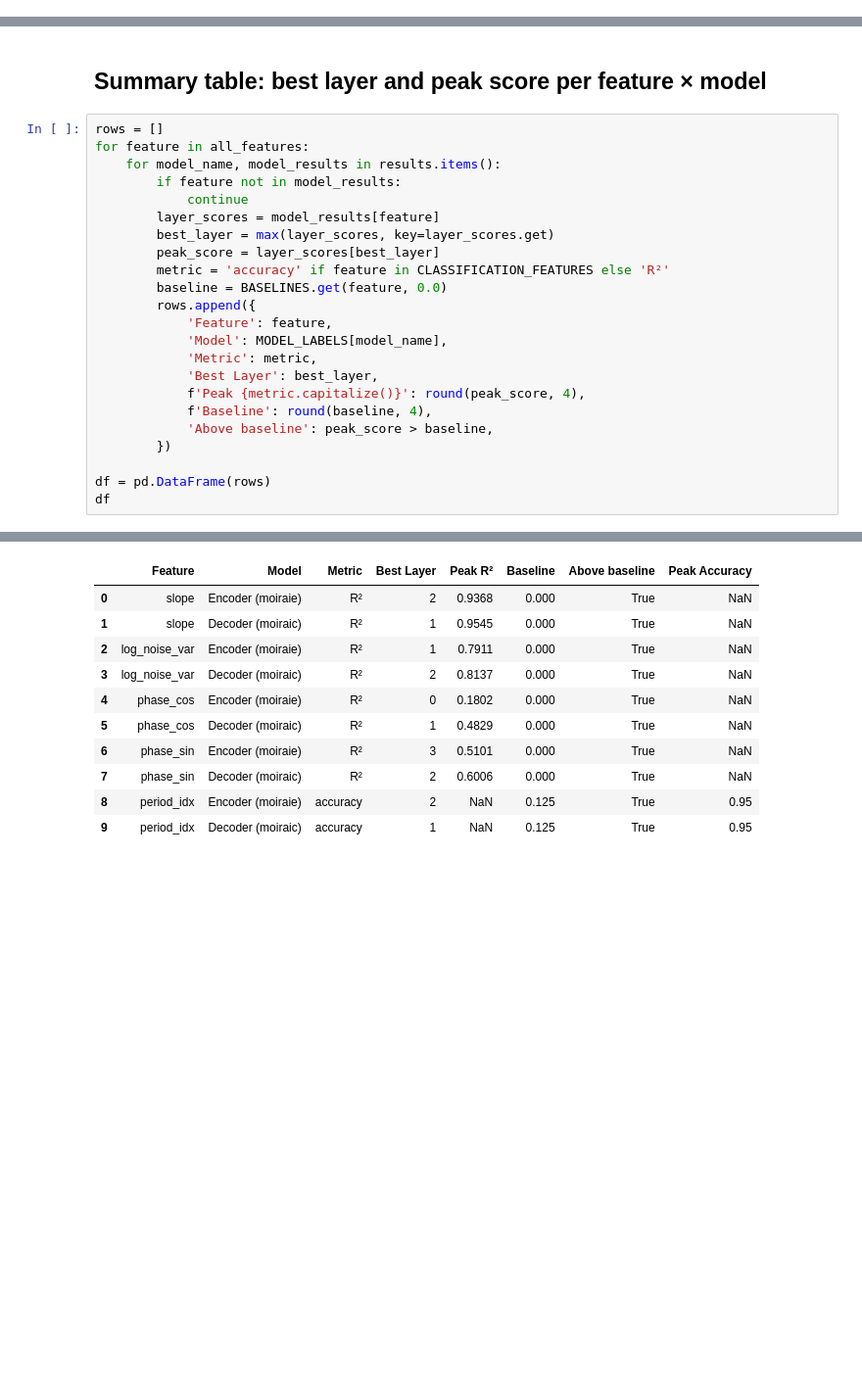
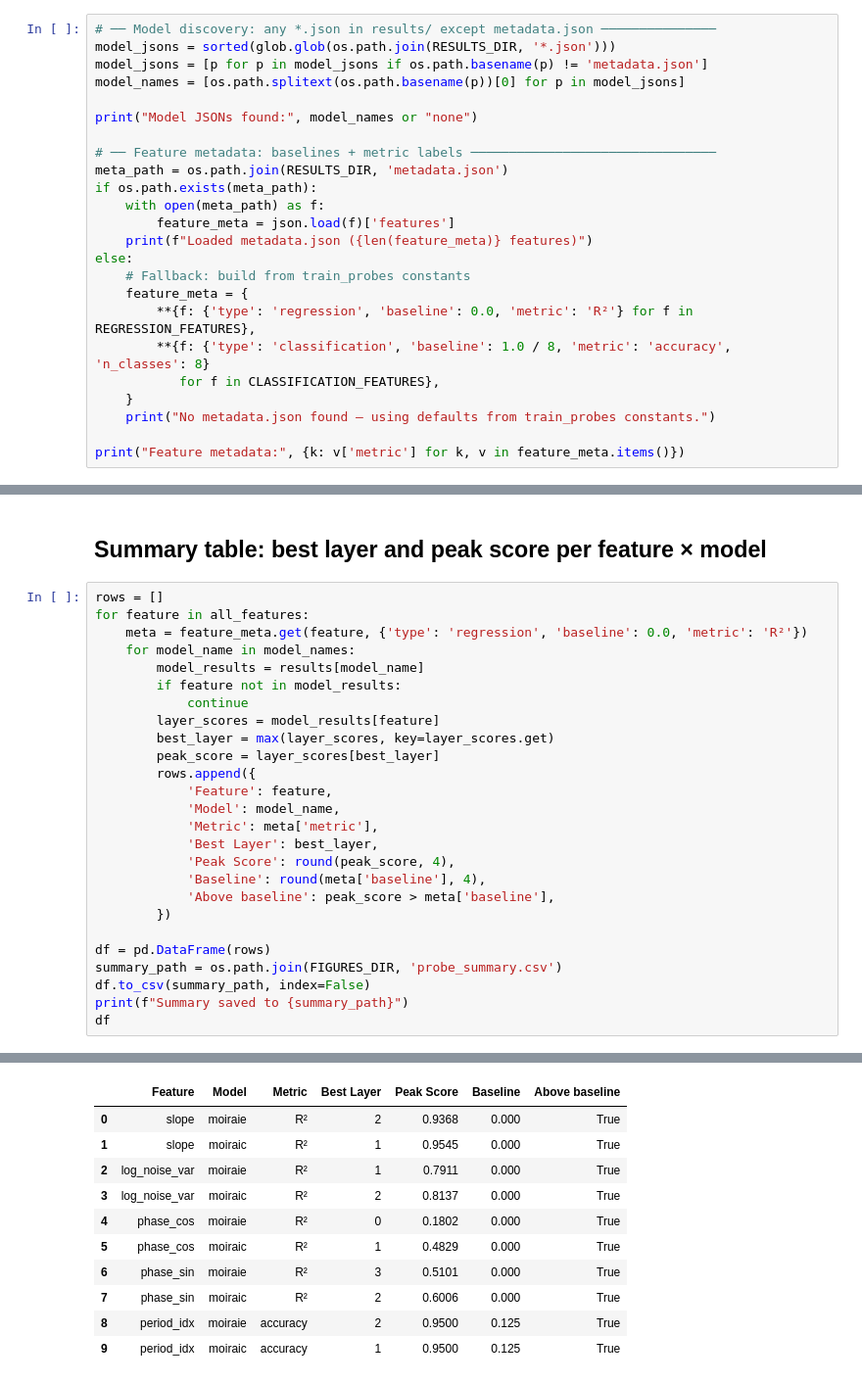
Before and after one commit to Coaster41/uni2ts, a Jupyter notebook: experiments/mech_interp/block1_probing/probe_eval.ipynb, the cells around one changed output, grey strips where cells are left out. Shown at 98% size. Cells and saved outputs as stored; diff of their text form; blank space fills up the shorter version.

```diff
--- a/experiments/mech_interp/block1_probing/probe_eval.ipynb
+++ b/experiments/mech_interp/block1_probing/probe_eval.ipynb
@@ -63,0 +69,24 @@ moiraic.json exists: False
+# %%
+# ── Model discovery: any *.json in results/ except metadata.json ───────────────
+model_jsons = sorted(glob.glob(os.path.join(RESULTS_DIR, '*.json')))
+model_jsons = [p for p in model_jsons if os.path.basename(p) != 'metadata.json']
+model_names = [os.path.splitext(os.path.basename(p))[0] for p in model_jsons]
+
+print("Model JSONs found:", model_names or "none")
+
+# ── Feature metadata: baselines + metric labels ────────────────────────────────
+meta_path = os.path.join(RESULTS_DIR, 'metadata.json')
+if os.path.exists(meta_path):
+    with open(meta_path) as f:
+        feature_meta = json.load(f)['features']
+    print(f"Loaded metadata.json ({len(feature_meta)} features)")
+else:
+    # Fallback: build from train_probes constants
+    feature_meta = {
+        **{f: {'type': 'regression', 'baseline': 0.0, 'metric': 'R²'} for f in REGRESSION_FEATURES},
+        **{f: {'type': 'classification', 'baseline': 1.0 / 8, 'metric': 'accuracy', 'n_classes': 8}
+           for f in CLASSIFICATION_FEATURES},
+    }
+    print("No metadata.json found — using defaults from train_probes constants.")
+
+print("Feature metadata:", {k: v['metric'] for k, v in feature_meta.items()})
@@ -192,24 +265,27 @@ plt.show()
 # %%
 rows = []
 for feature in all_features:
-    for model_name, model_results in results.items():
+    meta = feature_meta.get(feature, {'type': 'regression', 'baseline': 0.0, 'metric': 'R²'})
+    for model_name in model_names:
+        model_results = results[model_name]
         if feature not in model_results:
             continue
         layer_scores = model_results[feature]
         best_layer = max(layer_scores, key=layer_scores.get)
         peak_score = layer_scores[best_layer]
-        metric = 'accuracy' if feature in CLASSIFICATION_FEATURES else 'R²'
-        baseline = BASELINES.get(feature, 0.0)
         rows.append({
             'Feature': feature,
-            'Model': MODEL_LABELS[model_name],
-            'Metric': metric,
+            'Model': model_name,
+            'Metric': meta['metric'],
             'Best Layer': best_layer,
-            f'Peak {metric.capitalize()}': round(peak_score, 4),
-            f'Baseline': round(baseline, 4),
-            'Above baseline': peak_score > baseline,
+            'Peak Score': round(peak_score, 4),
+            'Baseline': round(meta['baseline'], 4),
+            'Above baseline': peak_score > meta['baseline'],
         })
 
 df = pd.DataFrame(rows)
+summary_path = os.path.join(FIGURES_DIR, 'probe_summary.csv')
+df.to_csv(summary_path, index=False)
+print(f"Summary saved to {summary_path}")
 df
 # %% [output]
@@ -216,14 +293,14 @@ df
-|  | Feature | Model | Metric | Best Layer | Peak R² | Baseline | Above baseline | Peak Accuracy |
-| 0 | slope | Encoder (moiraie) | R² | 2 | 0.9368 | 0.000 | True | NaN |
-| 1 | slope | Decoder (moiraic) | R² | 1 | 0.9545 | 0.000 | True | NaN |
-| 2 | log_noise_var | Encoder (moiraie) | R² | 1 | 0.7911 | 0.000 | True | NaN |
-| 3 | log_noise_var | Decoder (moiraic) | R² | 2 | 0.8137 | 0.000 | True | NaN |
-| 4 | phase_cos | Encoder (moiraie) | R² | 0 | 0.1802 | 0.000 | True | NaN |
-| 5 | phase_cos | Decoder (moiraic) | R² | 1 | 0.4829 | 0.000 | True | NaN |
-| 6 | phase_sin | Encoder (moiraie) | R² | 3 | 0.5101 | 0.000 | True | NaN |
-| 7 | phase_sin | Decoder (moiraic) | R² | 2 | 0.6006 | 0.000 | True | NaN |
-| 8 | period_idx | Encoder (moiraie) | accuracy | 2 | NaN | 0.125 | True | 0.95 |
-| 9 | period_idx | Decoder (moiraic) | accuracy | 1 | NaN | 0.125 | True | 0.95 |
+|  | Feature | Model | Metric | Best Layer | Peak Score | Baseline | Above baseline |
+| 0 | slope | moiraie | R² | 2 | 0.9368 | 0.000 | True |
+| 1 | slope | moiraic | R² | 1 | 0.9545 | 0.000 | True |
+| 2 | log_noise_var | moiraie | R² | 1 | 0.7911 | 0.000 | True |
+| 3 | log_noise_var | moiraic | R² | 2 | 0.8137 | 0.000 | True |
+| 4 | phase_cos | moiraie | R² | 0 | 0.1802 | 0.000 | True |
+| 5 | phase_cos | moiraic | R² | 1 | 0.4829 | 0.000 | True |
+| 6 | phase_sin | moiraie | R² | 3 | 0.5101 | 0.000 | True |
+| 7 | phase_sin | moiraic | R² | 2 | 0.6006 | 0.000 | True |
+| 8 | period_idx | moiraie | accuracy | 2 | 0.9500 | 0.125 | True |
+| 9 | period_idx | moiraic | accuracy | 1 | 0.9500 | 0.125 | True |
 # %% [markdown]
 ## PCA visualization of mean-pooled activations
 
```
Also changed, not shown: parts of 15 cells of this notebook, 4 other files.
